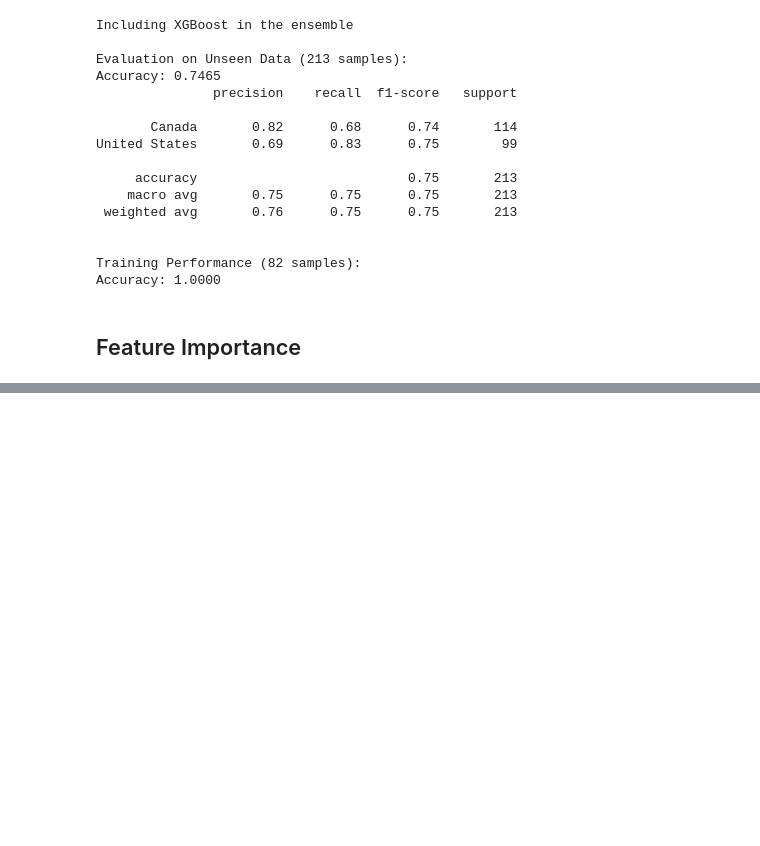
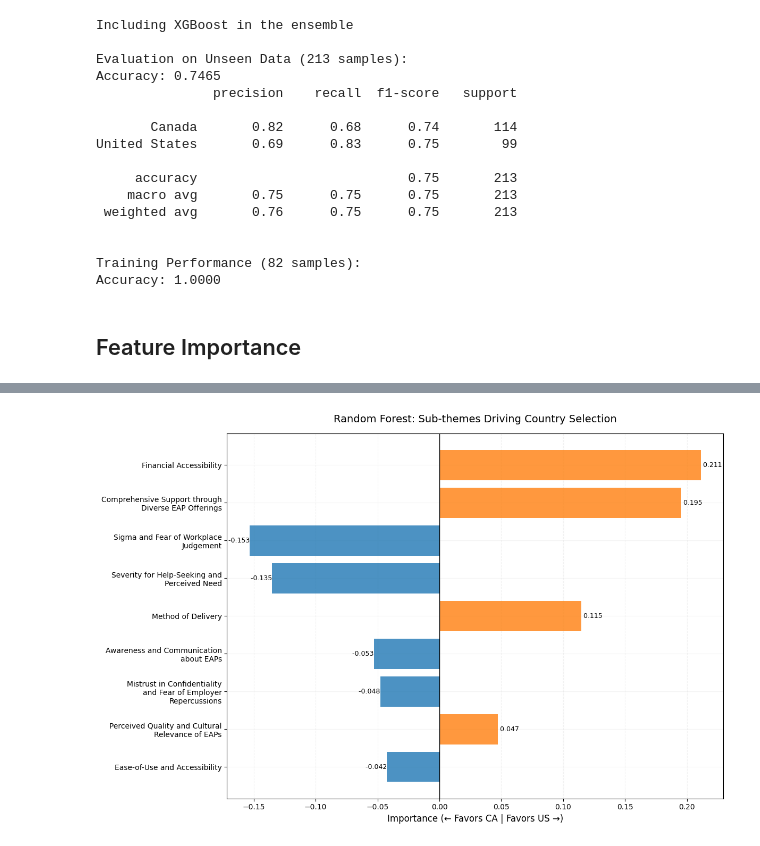
Before and after one commit to javmencia/ReSTORELab, a Jupyter notebook: FinalEAPBert.ipynb, the cells around one changed output, grey strips where cells are left out. Saved outputs shown, nothing was run; the diff lists cells and outputs as text; code cells hidden in the pictures; blank space fills up the shorter version.

```diff
--- a/FinalEAPBert.ipynb
+++ b/FinalEAPBert.ipynb
@@ -1458,0 +1352,95 @@ Note: xgb uses Gini/Gain (Directionality not implied).
+# %%
+import pandas as pd
+import numpy as np
+import matplotlib.pyplot as plt
+import textwrap
+from matplotlib.colors import LinearSegmentedColormap
+from sklearn.ensemble import RandomForestClassifier
+from xgboost import XGBClassifier
+from sklearn.preprocessing import LabelEncoder
+from scipy.stats import pointbiserialr
+
+# 1. DATA PREPARATION (Based on your provided structure)
+# Encoding the Target: Canada = 1, United States = 0
+le = LabelEncoder()
+df['Target'] = le.fit_transform(df['Country'])
+# Verify: le.classes_ should show ['Canada', 'United States'] -> Canada is 0, US is 1
+# To make "Positive = Canada", we ensure Canada is 1:
+df['Target'] = df['Country'].apply(lambda x: 0 if x == 'Canada' else 1)
+
+# One-Hot Encode the Sub-themes
+X_df = pd.get_dummies(df['Sub-theme'], prefix='Subtheme')
+feature_names = X_df.columns.tolist()
+X = X_df.values
+y = df['Target'].values
+
+# 2. MODEL TRAINING
+rf_model = RandomForestClassifier(n_estimators=100, random_state=42).fit(X, y)
+xgb_model = XGBClassifier(random_state=42).fit(X, y)
+
+# 3. DIRECTIONAL IMPORTANCE FUNCTION
+def plot_directional_importance(model, model_name, X_data, y_data, feature_names, n_features=15):
+    """
+    Combines Feature Importance with Correlation to show direction.
+    Positive scores = Drivers for Canada
+    Negative scores = Drivers for US
+    """
+    # Get standard importances
+    if hasattr(model, 'feature_importances_'):
+        importances = model.feature_importances_
+    else:
+        return "Model not supported."
+
+    # Calculate Directionality using Point Biserial Correlation
+    # (Correlates binary presence of subtheme with binary Country target)
+    directions = []
+    for i in range(len(feature_names)):
+        # Correlation between the specific sub-theme column and the target
+        corr, _ = pointbiserialr(X_data[:, i], y_data)
+        directions.append(np.sign(corr) if not np.isnan(corr) else 0)
+
+    # Create Signed Importance
+    signed_importance = importances * directions
+
+    # Create DataFrame for plotting
+    plot_df = pd.DataFrame({
+        'Feature': [f.replace('Subtheme_', '') for f in feature_names],
+        'Importance': signed_importance
+    })
+
+    # Sort by absolute impact
+    plot_df['abs_imp'] = plot_df['Importance'].abs()
+    plot_df = plot_df.sort_values('abs_imp', ascending=False).head(n_features)
+
+    # --- Plotting ---
+    plt.figure(figsize=(12, 8))
+
+    # Define Colors: Red for us, Blue for canada (Classic political/map colors)
+    colors = ['#ff7f0e' if val > 0 else '#1f77b4' for val in plot_df['Importance']]
+
+    bars = plt.barh(plot_df['Feature'], plot_df['Importance'], color=colors, alpha=0.8)
+
+    # Formatting
+    plt.axvline(0, color='black', lw=1)
+    plt.title(f'{model_name}: Sub-themes Driving Country Selection', fontsize=14, pad=15)
+    plt.xlabel('Importance (← Favors CA | Favors US →)', fontsize=12)
+
+    # Wrap long sub-theme names
+    plt.gca().set_yticklabels([textwrap.fill(label.get_text(), 30) for label in plt.gca().get_yticklabels()])
+
+    # Add value labels
+    for bar in bars:
+        width = bar.get_width()
+        plt.text(width, bar.get_y() + bar.get_height()/2, f' {width:.3f}',
+                 va='center', ha='left' if width > 0 else 'right', fontsize=9)
+
+    plt.gca().invert_yaxis()
+    plt.grid(axis='x', linestyle='--', alpha=0.4)
+    plt.tight_layout()
+    plt.show()
+
+# 4. EXECUTION
+plot_directional_importance(rf_model, "Random Forest", X, y, feature_names)
+plot_directional_importance(xgb_model, "XGBoost", X, y, feature_names)
+# %% [output]
+[figure, added]
```
Also changed, not shown: parts of 8 cells of this notebook.
